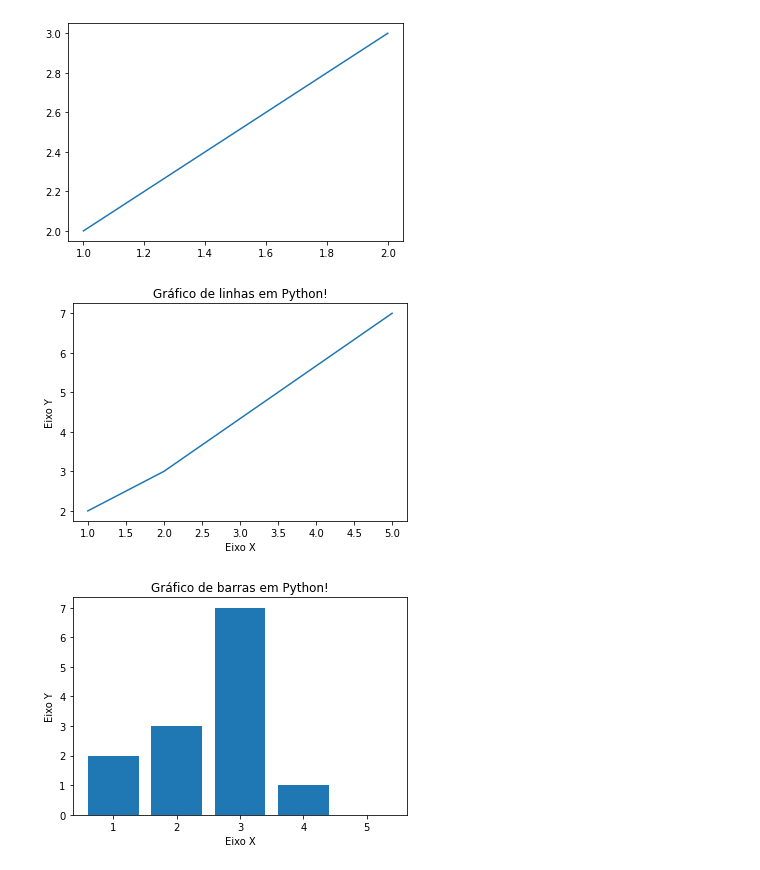
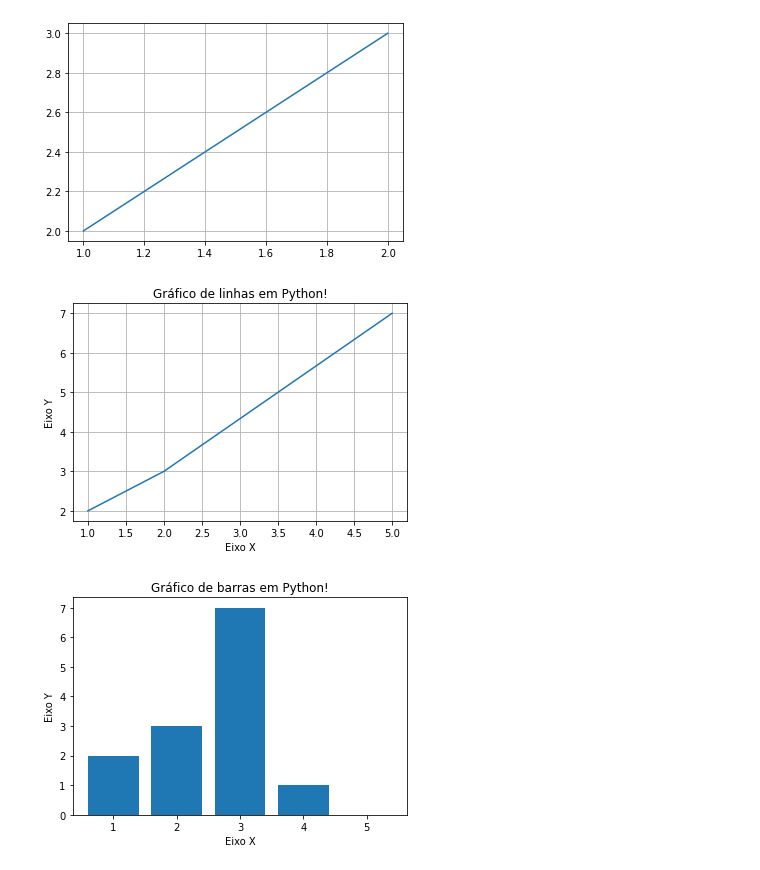
Before and after one commit to Wiryco/Data-Scientist, a Jupyter notebook: basic_py.ipynb, the cells around one changed output. Saved outputs shown, nothing was run; the diff lists cells and outputs as text; code cells hidden in the pictures.

```diff
--- a/basic_py.ipynb
+++ b/basic_py.ipynb
@@ -7,29 +7,32 @@ x = [1, 2];
 y = [2, 3];
 
 plt.plot(x, y);
+## plt.grid = coloca as linhas da grade no gráfico
+plt.grid();
 plt.show();
 # %% [output]
-[figure, old version]
+[figure, new version]
 # %%
 x = [1, 2, 5];
 y = [2, 3, 7];
 
 title = "Gráfico de barras em Python!";
 eixoX = "Eixo X";
 eixoY = "Eixo Y";
 
 ## Titulo do Gráfico
 plt.title("Gráfico de linhas em Python!");
 
 ## Legenda dos eixos
 plt.xlabel("Eixo X");
 plt.ylabel("Eixo Y");
 
 ## plt.plot = grafico de linhas
 plt.plot(x, y);
+plt.grid();
 plt.show();
 # %% [output]
-[figure, old version]
+[figure, new version]
 # %%
 x = [1, 2, 3, 4, 5];
 y = [2, 3, 7, 1, 0];
```
Also changed, not shown: parts of 5 cells of this notebook.
